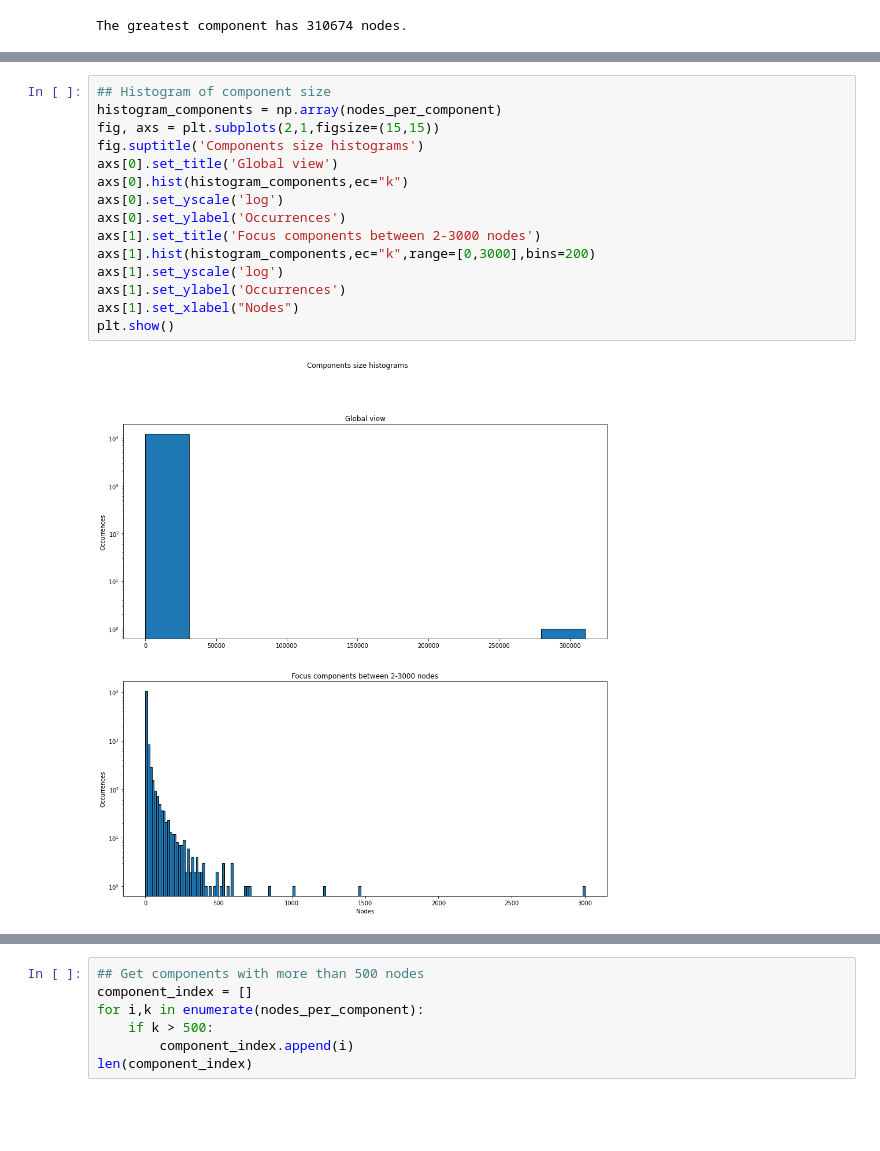
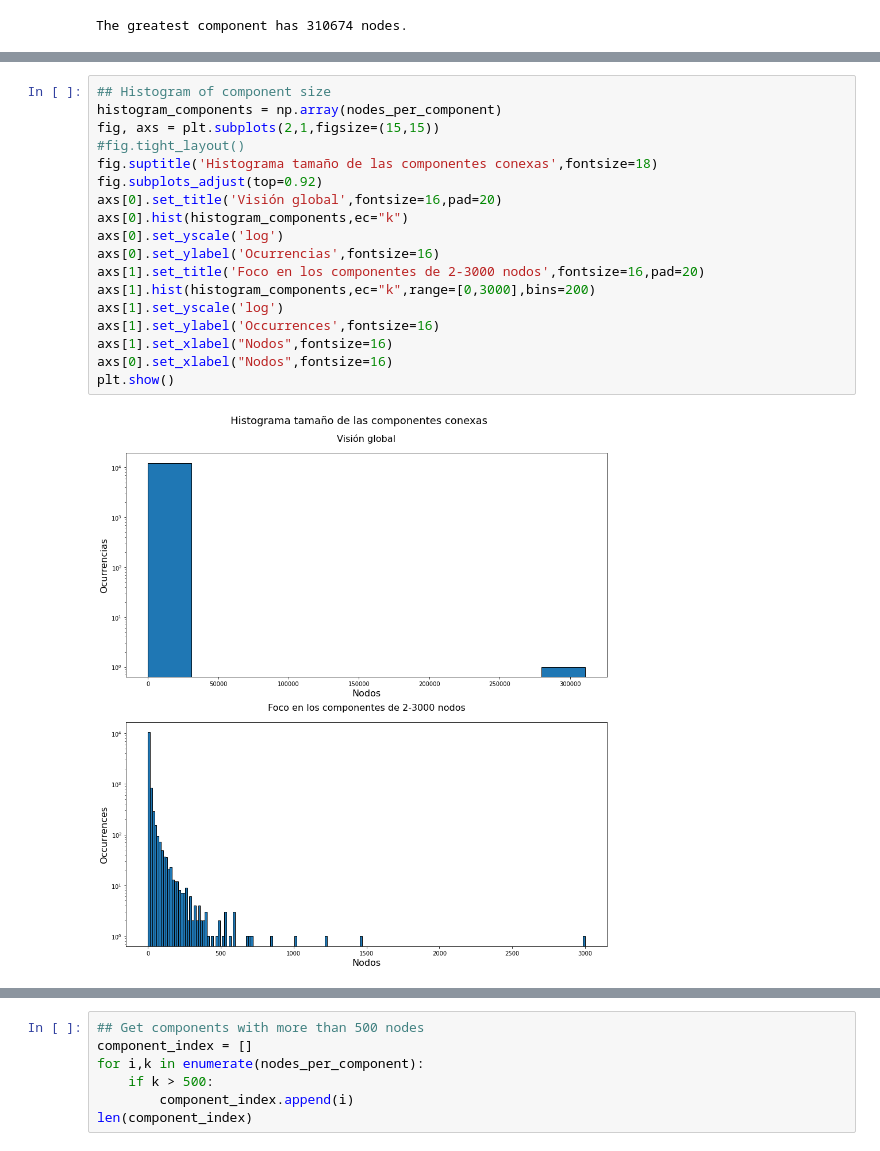
Before and after one commit to edgrz/panama-papers, a Jupyter notebook: graph_study.ipynb, the cells around one changed output, grey strips where cells are left out. Saved outputs shown, nothing was run; the diff lists cells and outputs as text; blank space fills up the shorter version.

```diff
--- a/graph_study.ipynb
+++ b/graph_study.ipynb
@@ -131,17 +112,20 @@ print(tabulate(dfr, headers='keys', tablefmt='psql'))
 # %%
 ## Histogram of component size
 histogram_components = np.array(nodes_per_component)
 fig, axs = plt.subplots(2,1,figsize=(15,15))
-fig.suptitle('Components size histograms')
-axs[0].set_title('Global view')
+#fig.tight_layout()
+fig.suptitle('Histograma tamaño de las componentes conexas',fontsize=18)
+fig.subplots_adjust(top=0.92)
+axs[0].set_title('Visión global',fontsize=16,pad=20)
 axs[0].hist(histogram_components,ec="k")
 axs[0].set_yscale('log')
-axs[0].set_ylabel('Occurrences')
-axs[1].set_title('Focus components between 2-3000 nodes')
+axs[0].set_ylabel('Ocurrencias',fontsize=16)
+axs[1].set_title('Foco en los componentes de 2-3000 nodos',fontsize=16,pad=20)
 axs[1].hist(histogram_components,ec="k",range=[0,3000],bins=200)
 axs[1].set_yscale('log')
-axs[1].set_ylabel('Occurrences')
-axs[1].set_xlabel("Nodes")
+axs[1].set_ylabel('Occurrences',fontsize=16)
+axs[1].set_xlabel("Nodos",fontsize=16)
+axs[0].set_xlabel("Nodos",fontsize=16)
 plt.show()
 # %% [output]
-[figure, old version]
+[figure, new version]
```
Also changed, not shown: parts of 31 cells of this notebook, 2 other files.
